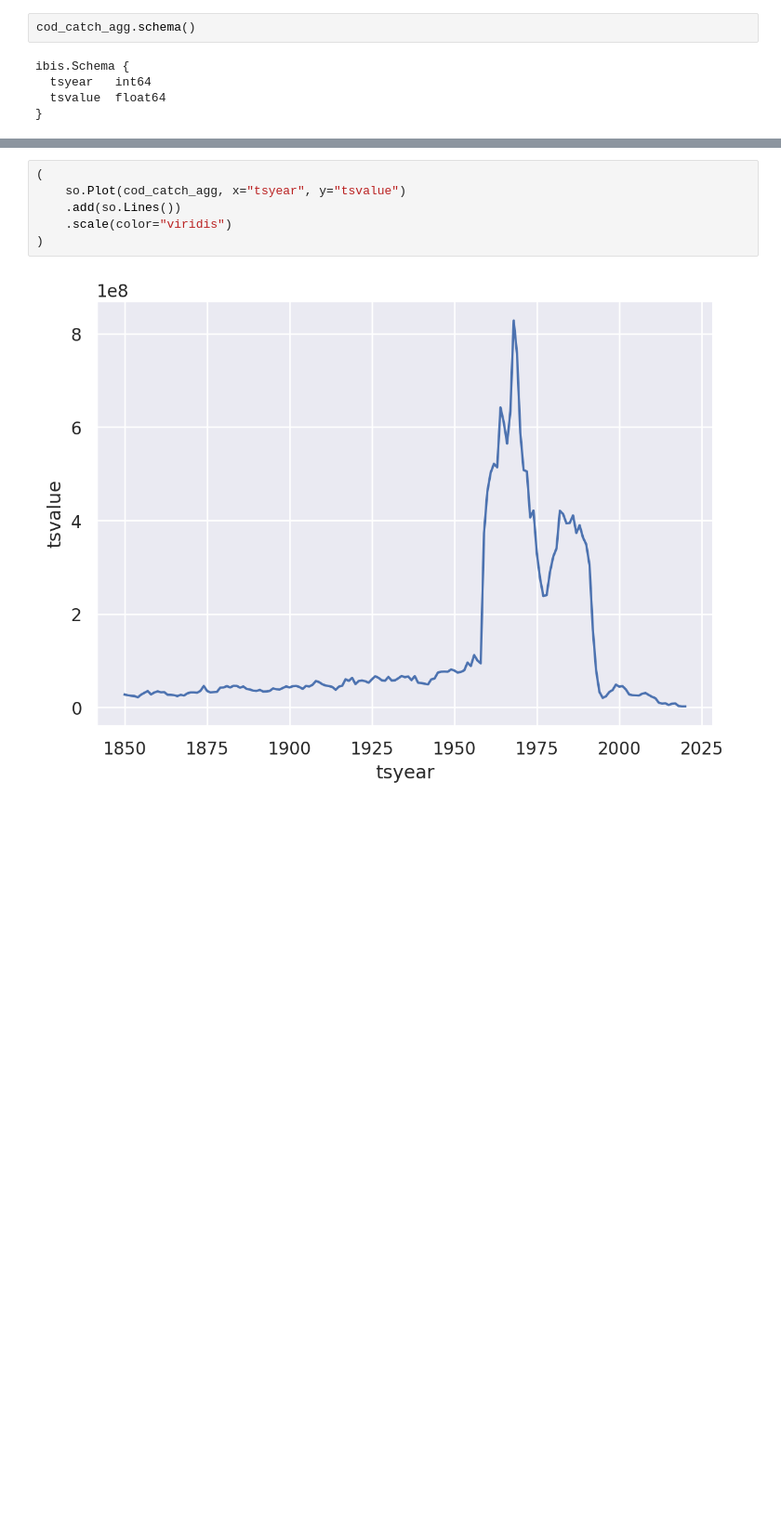
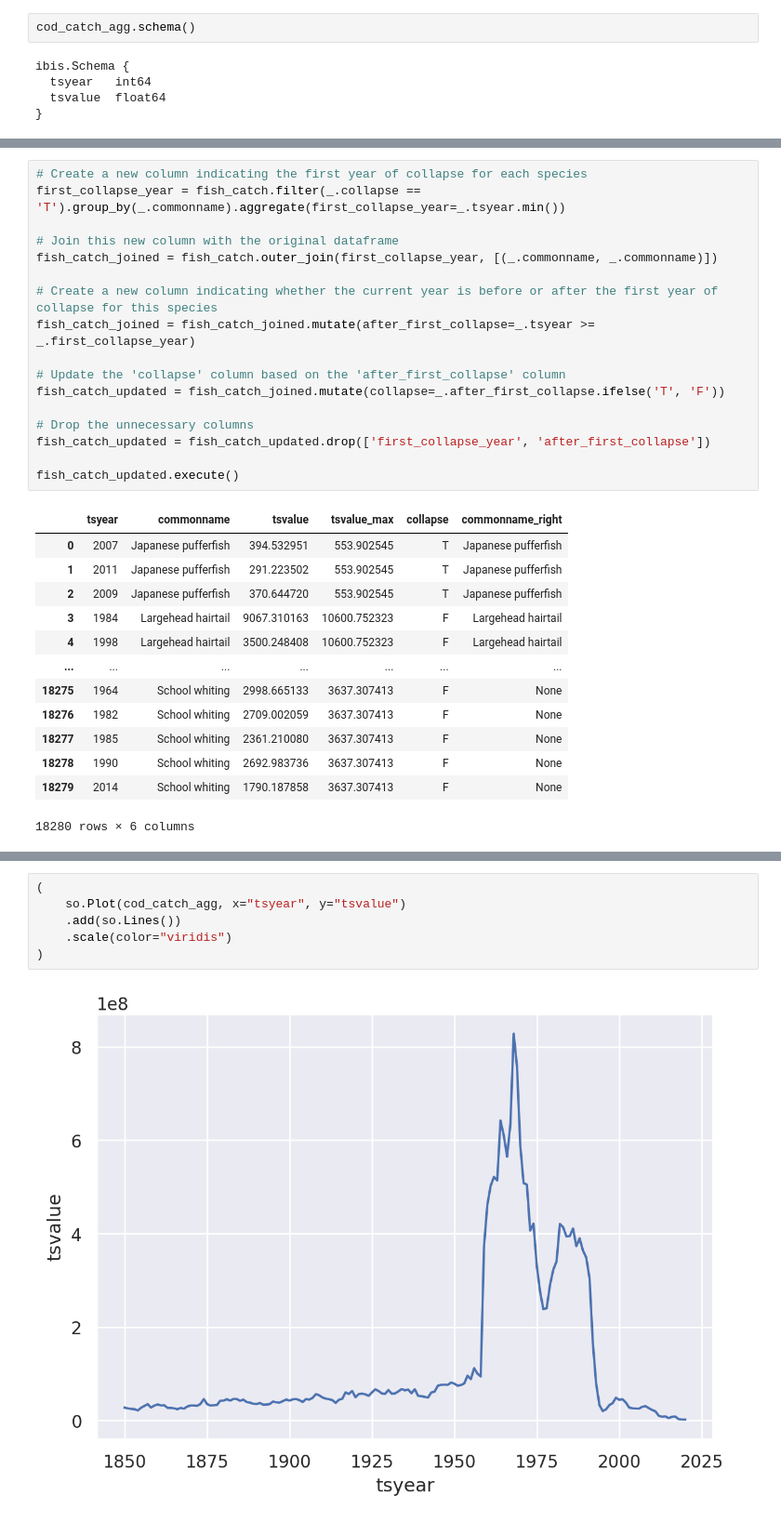
Before and after one commit to espm-288/fish-la-erg-fish, a Jupyter notebook: notebook.ipynb, the cells around one changed output, grey strips where cells are left out. Shown at 93% size. Saved outputs shown, nothing was run; the diff lists cells and outputs as text; blank space fills up the shorter version.

```diff
--- a/notebook.ipynb
+++ b/notebook.ipynb
@@ -234,2 +234,33 @@ fish_catch.execute()
 18280 rows × 5 columns
+# %%
+# Create a new column indicating the first year of collapse for each species
+first_collapse_year = fish_catch.filter(_.collapse == 'T').group_by(_.commonname).aggregate(first_collapse_year=_.tsyear.min())
+
+# Join this new column with the original dataframe
+fish_catch_joined = fish_catch.outer_join(first_collapse_year, [(_.commonname, _.commonname)])
+
+# Create a new column indicating whether the current year is before or after the first year of collapse for this species
+fish_catch_joined = fish_catch_joined.mutate(after_first_collapse=_.tsyear >= _.first_collapse_year)
+
+# Update the 'collapse' column based on the 'after_first_collapse' column
+fish_catch_updated = fish_catch_joined.mutate(collapse=_.after_first_collapse.ifelse('T', 'F'))
+
+# Drop the unnecessary columns
+fish_catch_updated = fish_catch_updated.drop(['first_collapse_year', 'after_first_collapse'])
+
+fish_catch_updated.execute()
+# %% [output]
+|  | tsyear | commonname | tsvalue | tsvalue_max | collapse | commonname_right |
+| 0 | 2007 | Japanese pufferfish | 394.532951 | 553.902545 | T | Japanese pufferfish |
+| 1 | 2011 | Japanese pufferfish | 291.223502 | 553.902545 | T | Japanese pufferfish |
+| 2 | 2009 | Japanese pufferfish | 370.644720 | 553.902545 | T | Japanese pufferfish |
+| 3 | 1984 | Largehead hairtail | 9067.310163 | 10600.752323 | F | Largehead hairtail |
+| 4 | 1998 | Largehead hairtail | 3500.248408 | 10600.752323 | F | Largehead hairtail |
+| ... | ... | ... | ... | ... | ... | ... |
+| 18275 | 1964 | School whiting | 2998.665133 | 3637.307413 | F | None |
+| 18276 | 1982 | School whiting | 2709.002059 | 3637.307413 | F | None |
+| 18277 | 1985 | School whiting | 2361.210080 | 3637.307413 | F | None |
+| 18278 | 1990 | School whiting | 2692.983736 | 3637.307413 | F | None |
+| 18279 | 2014 | School whiting | 1790.187858 | 3637.307413 | F | None |
+18280 rows × 6 columns
 # %%
```
Also changed, not shown: parts of 14 cells of this notebook.
